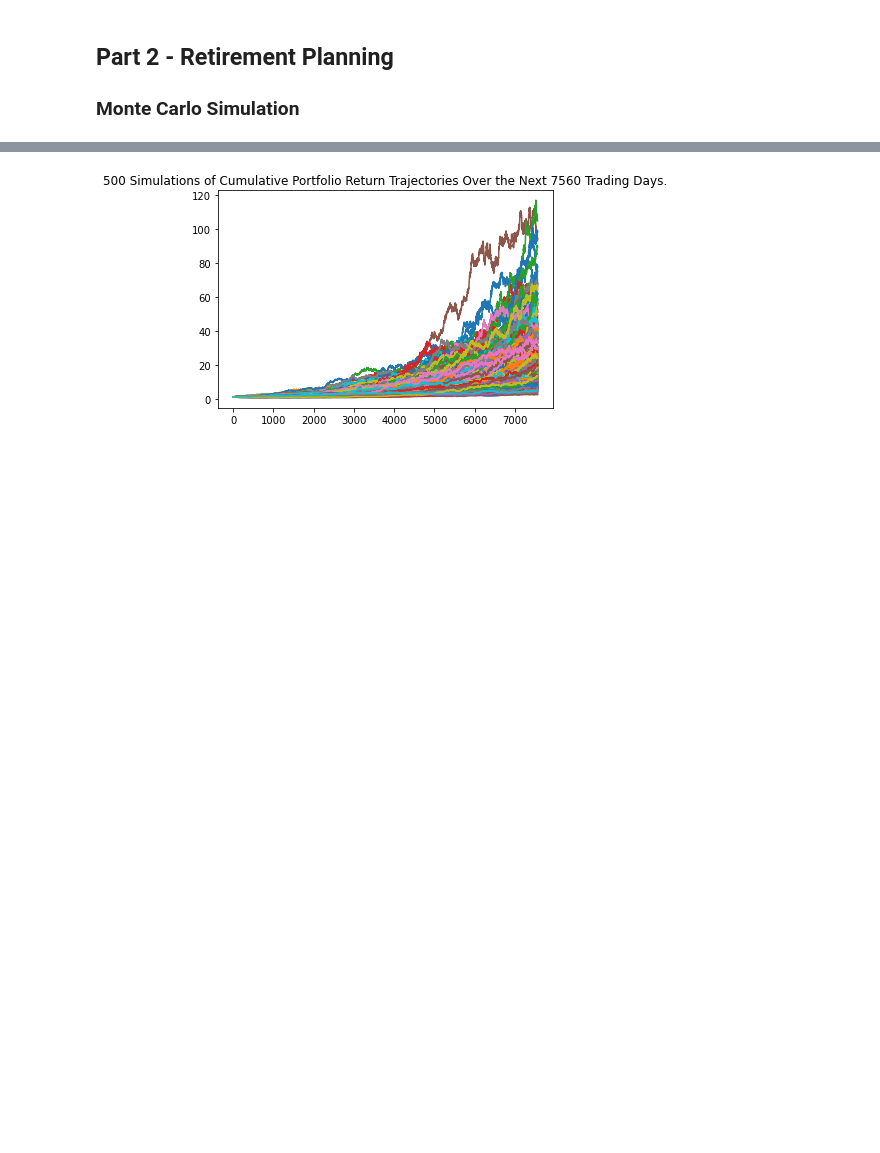
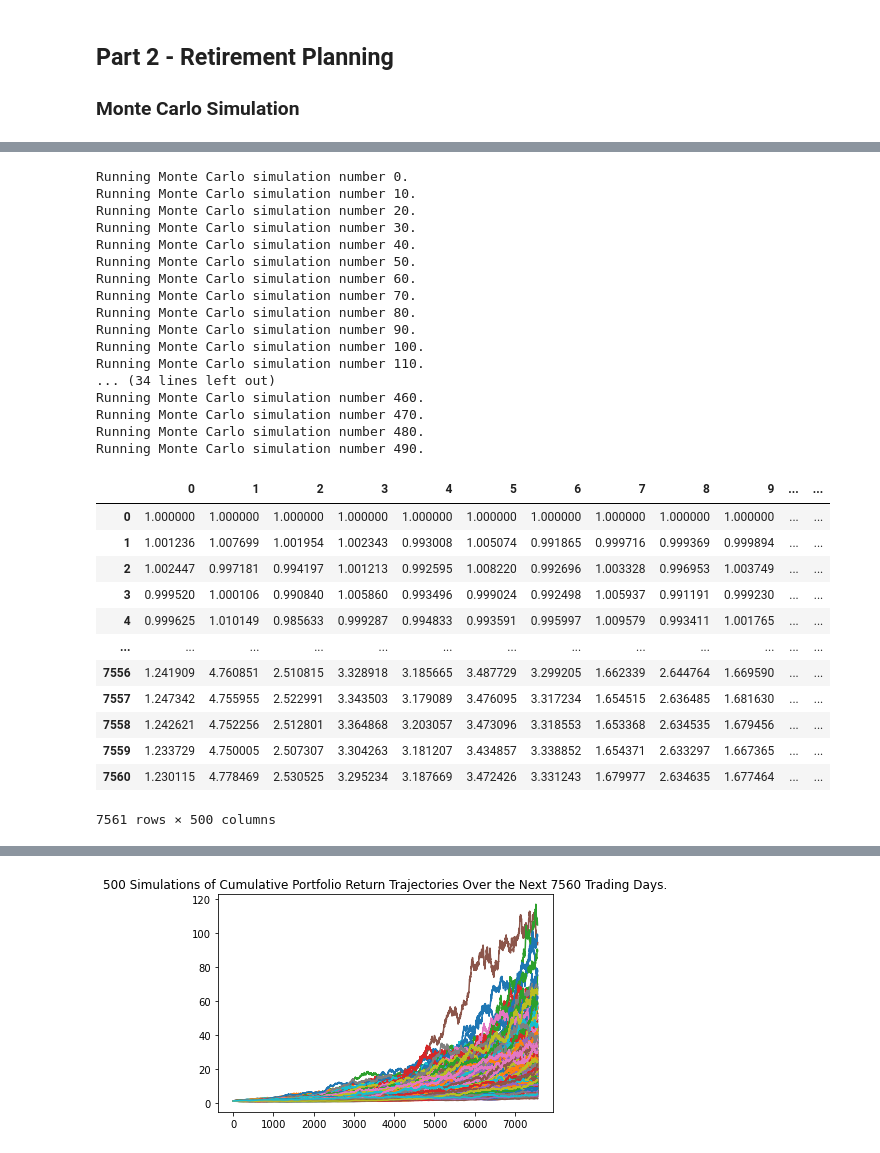
Before and after one commit to nothaywar/Module5Challenge, a Jupyter notebook: financial-planner.ipynb, the cells around one changed output, grey strips where cells are left out. Saved outputs shown, nothing was run; the diff lists cells and outputs as text; code cells hidden in the pictures; blank space fills up the shorter version.

```diff
--- a/financial-planner.ipynb
+++ b/financial-planner.ipynb
@@ -196,0 +206,8 @@ df_stock_data.head()
+# %%
+# Configuring a Monte Carlo simulation to forecast 30 years cumulative returns
+mc_simulation = MCSimulation(
+    portfolio_data=df_stock_data,
+    weights=[0.6, 0.4],
+    num_simulation=500,
+    num_trading_days=252 * 30
+)
@@ -197,3 +226,34 @@ df_stock_data.head()
 # %%
-# Configuring a Monte Carlo simulation to forecast 30 years cumulative returns
-# YOUR CODE HERE!
+# Running a Monte Carlo simulation to forecast 30 years cumulative returns
+mc_simulation.calc_cumulative_return()
+# %% [output]
+Running Monte Carlo simulation number 0.
+Running Monte Carlo simulation number 10.
+Running Monte Carlo simulation number 20.
+Running Monte Carlo simulation number 30.
+Running Monte Carlo simulation number 40.
+Running Monte Carlo simulation number 50.
+Running Monte Carlo simulation number 60.
+Running Monte Carlo simulation number 70.
+Running Monte Carlo simulation number 80.
+Running Monte Carlo simulation number 90.
+Running Monte Carlo simulation number 100.
+Running Monte Carlo simulation number 110.
+... (34 lines left out)
+Running Monte Carlo simulation number 460.
+Running Monte Carlo simulation number 470.
+Running Monte Carlo simulation number 480.
+Running Monte Carlo simulation number 490.
+|  | 0 | 1 | 2 | 3 | 4 | 5 | 6 | 7 | 8 | 9 | ... | ... |
+| 0 | 1.000000 | 1.000000 | 1.000000 | 1.000000 | 1.000000 | 1.000000 | 1.000000 | 1.000000 | 1.000000 | 1.000000 | ... | ... |
+| 1 | 1.001236 | 1.007699 | 1.001954 | 1.002343 | 0.993008 | 1.005074 | 0.991865 | 0.999716 | 0.999369 | 0.999894 | ... | ... |
+| 2 | 1.002447 | 0.997181 | 0.994197 | 1.001213 | 0.992595 | 1.008220 | 0.992696 | 1.003328 | 0.996953 | 1.003749 | ... | ... |
+| 3 | 0.999520 | 1.000106 | 0.990840 | 1.005860 | 0.993496 | 0.999024 | 0.992498 | 1.005937 | 0.991191 | 0.999230 | ... | ... |
+| 4 | 0.999625 | 1.010149 | 0.985633 | 0.999287 | 0.994833 | 0.993591 | 0.995997 | 1.009579 | 0.993411 | 1.001765 | ... | ... |
+| ... | ... | ... | ... | ... | ... | ... | ... | ... | ... | ... | ... | ... |
+| 7556 | 1.241909 | 4.760851 | 2.510815 | 3.328918 | 3.185665 | 3.487729 | 3.299205 | 1.662339 | 2.644764 | 1.669590 | ... | ... |
+| 7557 | 1.247342 | 4.755955 | 2.522991 | 3.343503 | 3.179089 | 3.476095 | 3.317234 | 1.654515 | 2.636485 | 1.681630 | ... | ... |
+| 7558 | 1.242621 | 4.752256 | 2.512801 | 3.364868 | 3.203057 | 3.473096 | 3.318553 | 1.653368 | 2.634535 | 1.679456 | ... | ... |
+| 7559 | 1.233729 | 4.750005 | 2.507307 | 3.304263 | 3.181207 | 3.434857 | 3.338852 | 1.654371 | 2.633297 | 1.667365 | ... | ... |
+| 7560 | 1.230115 | 4.778469 | 2.530525 | 3.295234 | 3.187669 | 3.472426 | 3.331243 | 1.679977 | 2.634635 | 1.677464 | ... | ... |
+7561 rows × 500 columns
```
Also changed, not shown: parts of 8 cells of this notebook, 1 other file.
